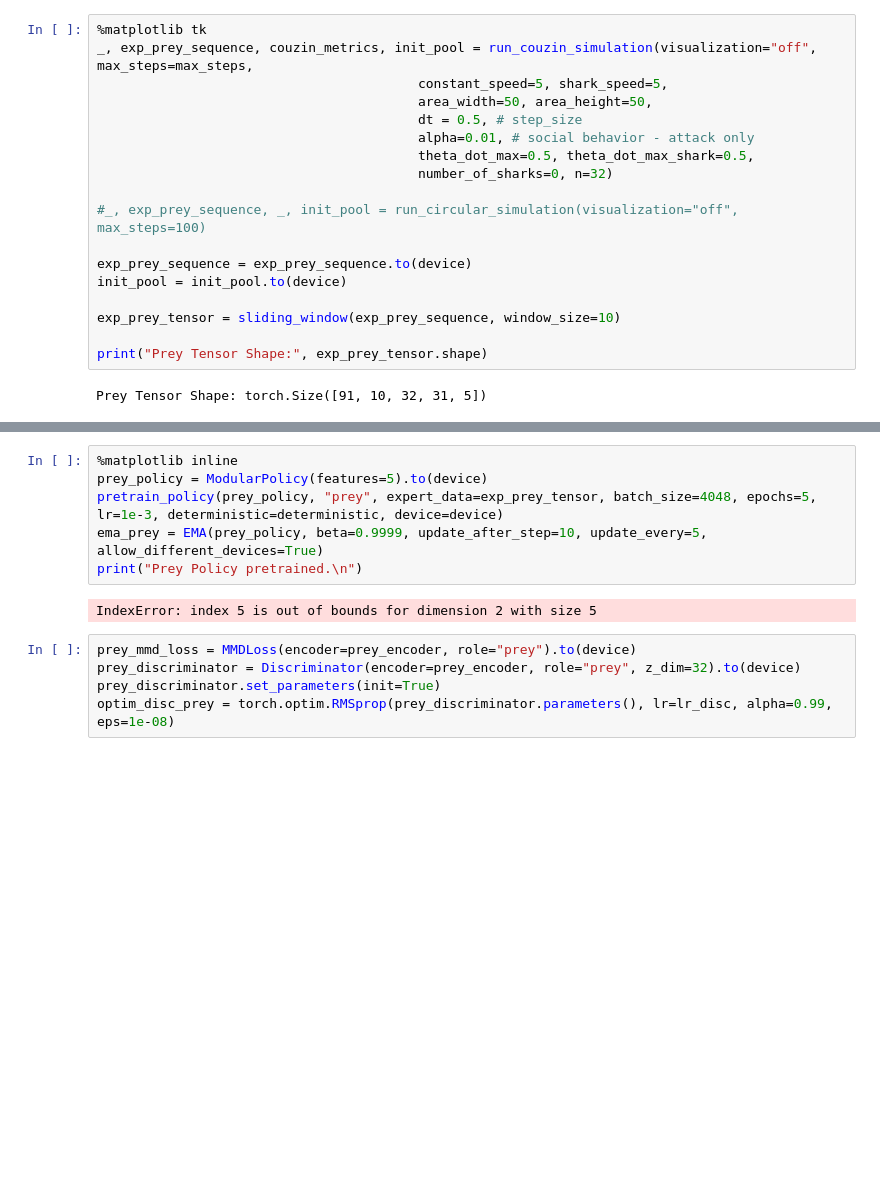
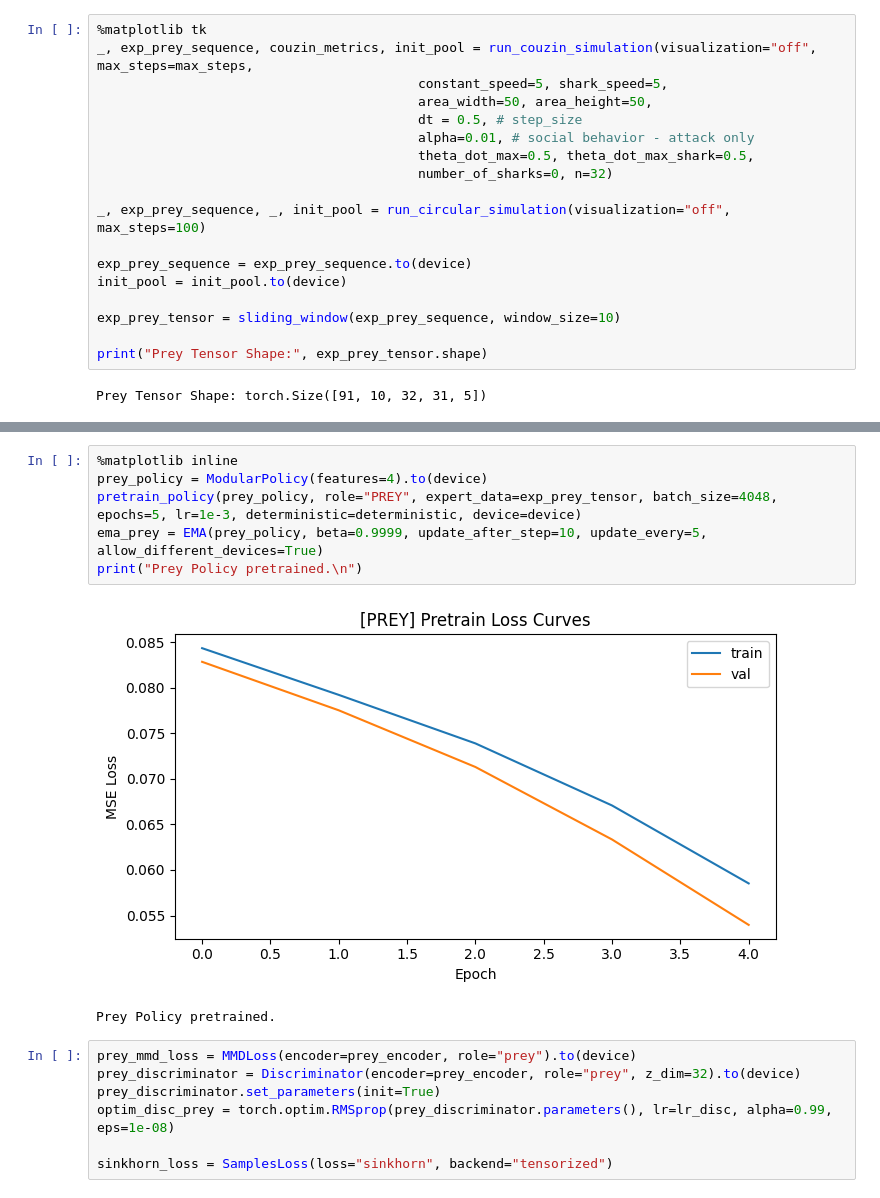
Before and after one commit to wirthy21/Master-Thesis, a Jupyter notebook: notebooks - gail_testing/1.3 GAIL - Sequence Prey Only.ipynb, the cells around one changed output, grey strips where cells are left out. Saved outputs shown, nothing was run; the diff lists cells and outputs as text; blank space fills up the shorter version.

```diff
--- a/notebooks - gail_testing/1.3 GAIL - Sequence Prey Only.ipynb
+++ b/notebooks - gail_testing/1.3 GAIL - Sequence Prey Only.ipynb
@@ -63,7 +63,7 @@ _, exp_prey_sequence, couzin_metrics, init_pool = run_couzin_simulation(visualiz
                                          theta_dot_max=0.5, theta_dot_max_shark=0.5,
                                          number_of_sharks=0, n=32)
 
-#_, exp_prey_sequence, _, init_pool = run_circular_simulation(visualization="off", max_steps=100)
+_, exp_prey_sequence, _, init_pool = run_circular_simulation(visualization="off", max_steps=100)
 
 exp_prey_sequence = exp_prey_sequence.to(device)
 init_pool = init_pool.to(device)
@@ -89,17 +89,20 @@ epoch 010: loss=23.027592 sim=0.0460 std=1.3172 cov=0.4242 std_mean=0.341
 Prey Encoder trained & frozen.
 # %%
 %matplotlib inline
-prey_policy = ModularPolicy(features=5).to(device)
-pretrain_policy(prey_policy, "prey", expert_data=exp_prey_tensor, batch_size=4048, epochs=5, lr=1e-3, deterministic=deterministic, device=device)
+prey_policy = ModularPolicy(features=4).to(device)
+pretrain_policy(prey_policy, role="PREY", expert_data=exp_prey_tensor, batch_size=4048, epochs=5, lr=1e-3, deterministic=deterministic, device=device)
 ema_prey = EMA(prey_policy, beta=0.9999, update_after_step=10, update_every=5, allow_different_devices=True)
 print("Prey Policy pretrained.\n")
 # %% [output]
+[figure, added]
-IndexError: index 5 is out of bounds for dimension 2 with size 5
+Prey Policy pretrained.
 # %%
 prey_mmd_loss = MMDLoss(encoder=prey_encoder, role="prey").to(device)
 prey_discriminator = Discriminator(encoder=prey_encoder, role="prey", z_dim=32).to(device)
 prey_discriminator.set_parameters(init=True)
 optim_disc_prey = torch.optim.RMSprop(prey_discriminator.parameters(), lr=lr_disc, alpha=0.99, eps=1e-08)
+
+sinkhorn_loss = SamplesLoss(loss="sinkhorn", backend="tensorized")
 # %%
 metrics_list = []
 policy_metrics_list = []
```
Also changed, not shown: parts of 8 cells of this notebook, 4 other files.
